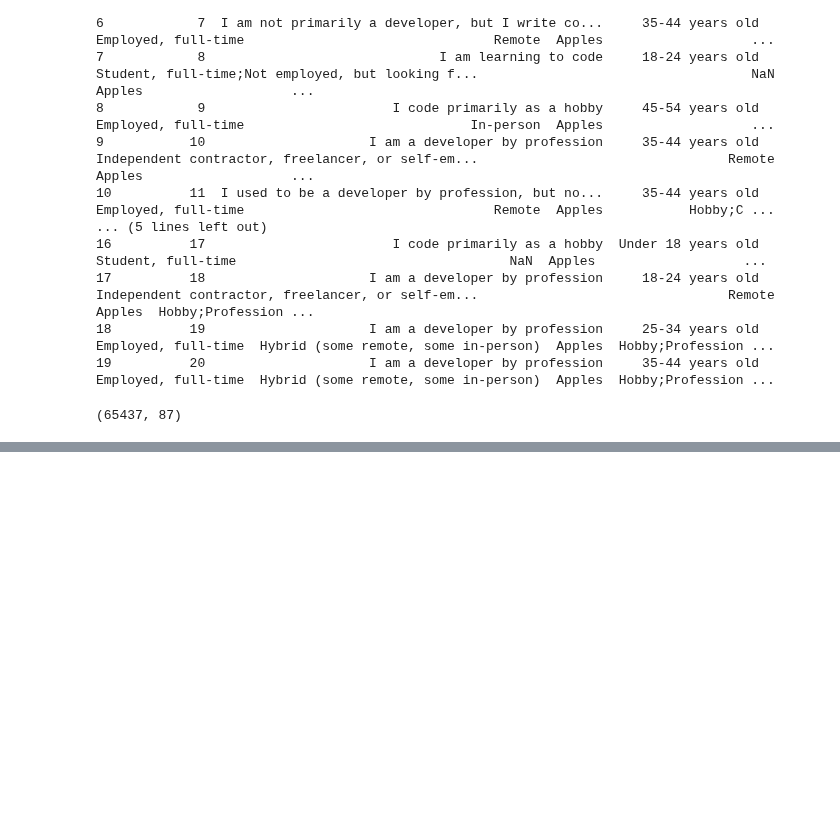
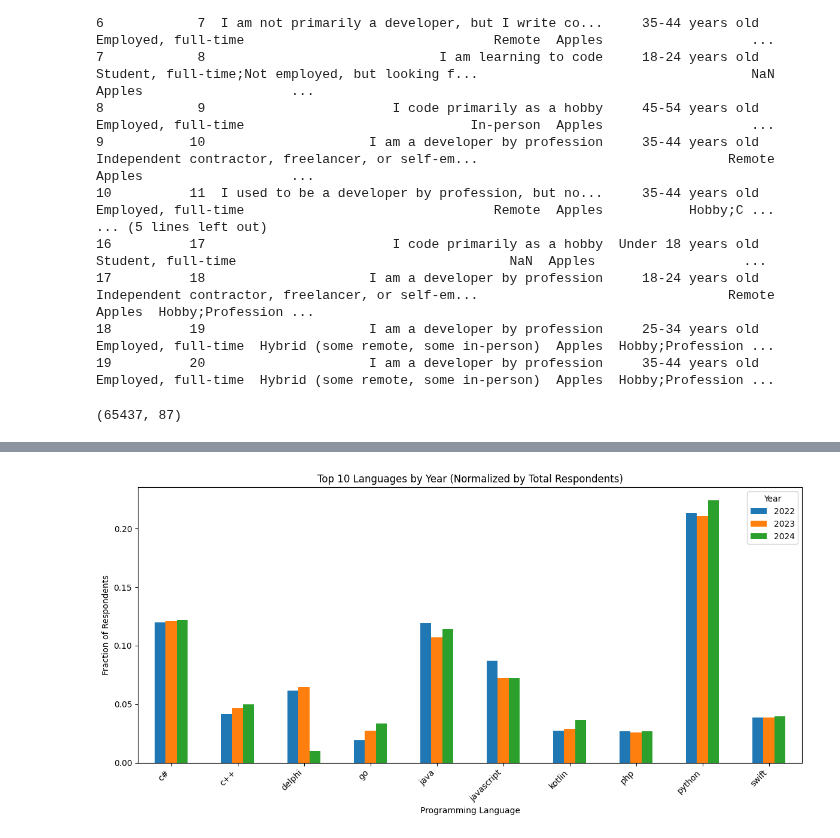
Before and after one commit to adni8025/Stack-Overflow-Developer-Survey-Data-Mining, a Jupyter notebook: thefile.ipynb, the cells around one changed output, grey strips where cells are left out. Cells and saved outputs as stored; diff of their text form; code cells hidden in the pictures; blank space fills up the shorter version.

Commit message:
languages

```diff
--- a/thefile.ipynb
+++ b/thefile.ipynb
@@ -167,7 +163,7 @@ def clean_and_split(val):
     if isinstance(val, str):
         if ';' in val:
             val = val.lower()
-            return [item.strip() for item in val.split(';')]
+            return [item.strip() for item in val.split(';')].sort()
         else:
             val = val.lower()
             return val.strip()
@@ -199,0 +196,97 @@ with pd.option_context('display.max_columns', None,
+# %%
+import ast
+import pandas as pd
+import numpy as np
+import matplotlib.pyplot as plt
+import seaborn as sns
+
+def parse_language_list(lang_value):
+    """
+    Custom parser for the LANGUAGEHAVEWORKEDWITH column.
+    Expects values in the form "[html/css, javascript, typescript]" (without quotes)
+    and returns a list of lowercased languages.
+    """
+    if pd.isna(lang_value):
+        return []
+    if isinstance(lang_value, str):
+        lang_value = lang_value.strip()
+        if lang_value.startswith("[") and lang_value.endswith("]"):
+            inner = lang_value[1:-1].strip()
+            if not inner:
+                return []
+            # Split by comma and strip spaces and any extraneous quotes
+            parts = inner.split(",")
+            parts = [part.strip().strip("'").strip('"').lower() for part in parts if part.strip()]
+            return parts
+        else:
+            parts = lang_value.split(",")
+            parts = [part.strip().strip("'").strip('"').lower() for part in parts if part.strip()]
+            return parts
+    return []
+
+# Make a copy so we don't alter the original DataFrame
+df = combined_df.copy()
+
+# Parse the LANGUAGEHAVEWORKEDWITH column using the custom parser.
+df['LANGUAGEHAVEWORKEDWITH'] = df['LANGUAGEHAVEWORKEDWITH'].apply(parse_language_list)
+
+# Compute the total number of respondents per year that provided at least one language.
+total_respondents = (
+    df[df['LANGUAGEHAVEWORKEDWITH'].apply(lambda x: len(x) > 0)]
+    .groupby('year')
+    .size()
+)
+print("Total respondents per year:\n", total_respondents)
+
+# Explode the column so that each row contains only one language.
+df_exploded = df.explode('LANGUAGEHAVEWORKEDWITH')
+
+# Group by year and language to count occurrences.
+lang_counts = (
+    df_exploded
+    .groupby(['year', 'LANGUAGEHAVEWORKEDWITH'])
+    .size()
+    .reset_index(name='count')
+)
+
+# Normalize counts by the total respondents for each year.
+lang_counts['normalized'] = lang_counts.apply(
+    lambda row: row['count'] / total_respondents[row['year']], axis=1
+)
+
+# Quick check of the counts
+print(lang_counts.head(10))
+
+# Determine the top 10 languages overall based on raw counts.
+top_10_langs_overall = (
+    lang_counts
+    .groupby('LANGUAGEHAVEWORKEDWITH')['count']
+    .sum()
+    .sort_values(ascending=False)
+    .head(10)
+    .index
+)
+print("Top 10 Languages Overall:\n", top_10_langs_overall)
+
+# Filter the data to only include the top 10 languages.
+top_lang_counts = lang_counts[lang_counts['LANGUAGEHAVEWORKEDWITH'].isin(top_10_langs_overall)]
+
+# Pivot the table so that each row is a language and each column is a year (using normalized values).
+pivot_df = (
+    top_lang_counts
+    .pivot(index='LANGUAGEHAVEWORKEDWITH', columns='year', values='normalized')
+    .fillna(0)
+)
+print("Pivot Table:\n", pivot_df)
+
+# ---- CHART: Grouped Bar Chart for the Top 10 Languages by Year (Normalized) ----
+plt.figure(figsize=(12, 6))
+pivot_df.plot(kind='bar', ax=plt.gca())
+plt.title("Top 10 Languages by Year (Normalized by Total Respondents)")
+plt.xlabel("Programming Language")
+plt.ylabel("Fraction of Respondents")
+plt.legend(title="Year")
+plt.xticks(rotation=45, ha='right')
+plt.tight_layout()
+plt.show()
+# %% [output]
@@ -199,0 +310 @@ with pd.option_context('display.max_columns', None,
+[figure, added]
```
Also changed, not shown: parts of 3 cells of this notebook.
